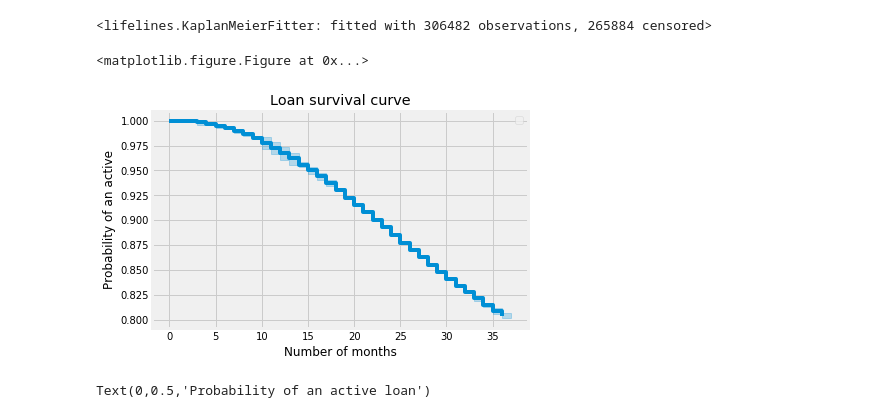
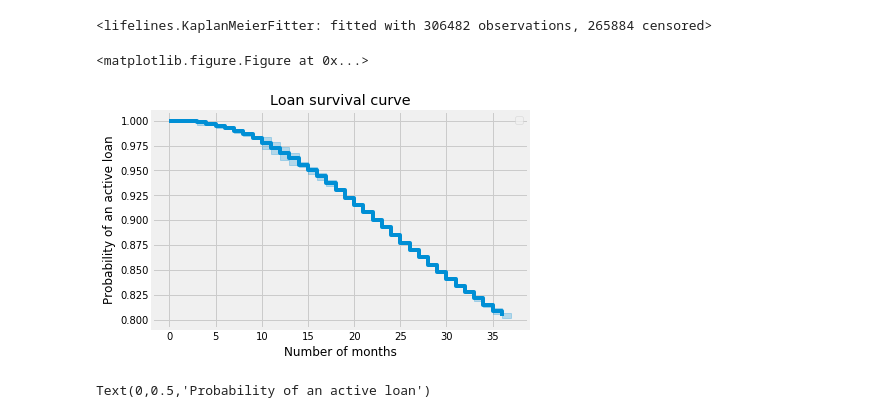
Before and after one commit to iyer-karthik/Insight-project, a Jupyter notebook: survival.ipynb, the cells around one changed output. Cells and saved outputs as stored; diff of their text form; code cells hidden in the pictures.

Commit message:
Added KMF curves

```diff
--- a/survival.ipynb
+++ b/survival.ipynb
@@ -300,20 +300,20 @@ kmf.fit(durations = df_copy.time,
 <lifelines.KaplanMeierFitter: fitted with 306482 observations, 265884 censored>
 # %%
 #plt.rcParams.update({'font.size': 18})
-plt.figure(figsize=(15, 9))
+plt.figure(figsize=(15, 20))
 # plot the KM estimate
 kmf.plot()
 # Add title and y-axis label
 plt.title("Loan survival curve")
-plt.ylabel("Probability of an active")
+plt.ylabel("Probability of an active loan")
 plt.xlabel('Number of months')
 plt.legend('')
 
 plt.show()
 #plt.savefig("loan_survival_plot.png")
 # %% [output]
 <matplotlib.figure.Figure at 0x...>
-[figure, old version]
+[figure, new version]
 # %%
 T = df_copy["time"]
 E = df_copy["status"]
```
Also changed, not shown: parts of 6 cells of this notebook.
